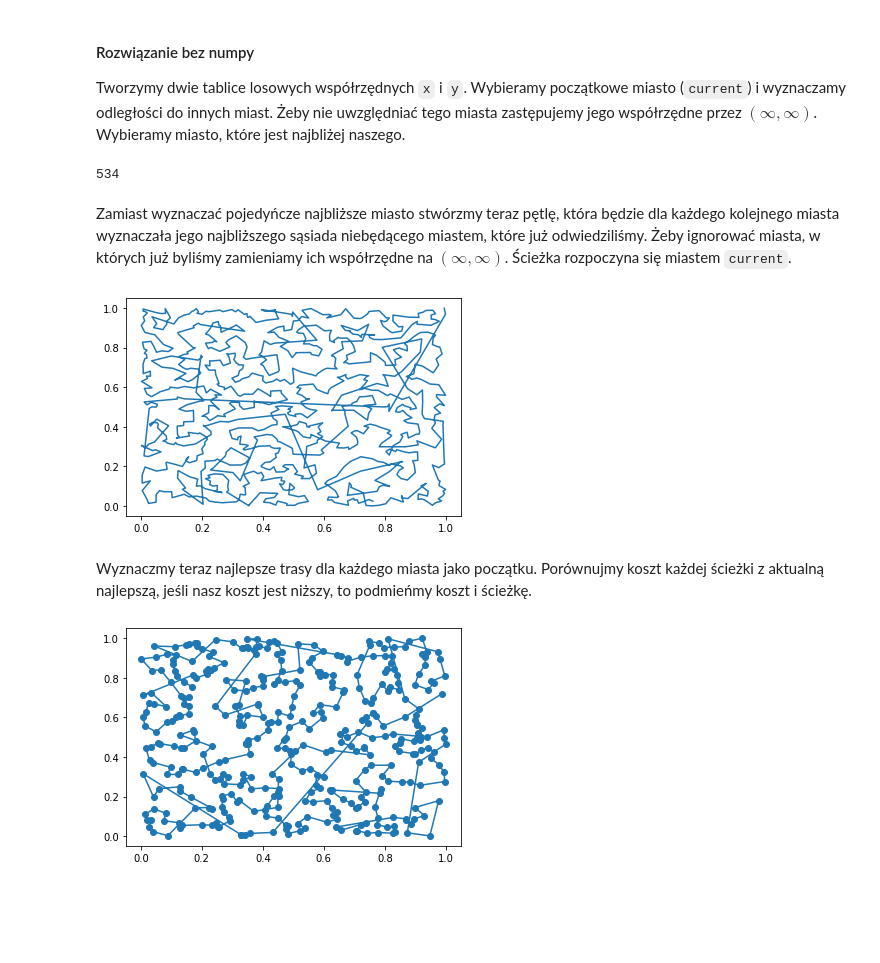
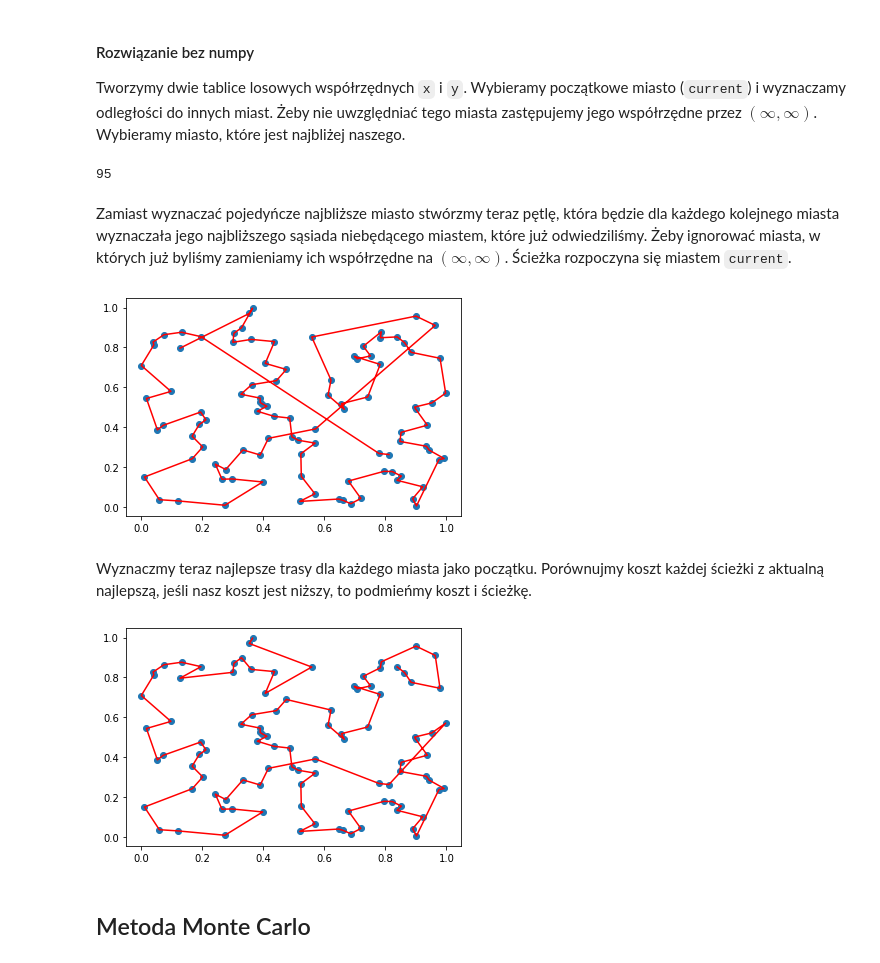
Before and after one commit to codingtenshi/SDA, a Jupyter notebook: aisd.ipynb, the cells around one changed output. Saved outputs shown, nothing was run; the diff lists cells and outputs as text; code cells hidden in the pictures; blank space fills up the shorter version.

```diff
--- a/aisd.ipynb
+++ b/aisd.ipynb
@@ -345,7 +345,7 @@ plt.show()
 
 Tworzymy dwie tablice losowych współrzędnych `x` i `y`. Wybieramy początkowe miasto (`current`) i wyznaczamy odległości do innych miast. Żeby nie uwzględniać tego miasta zastępujemy jego współrzędne przez $\left(\infty,\infty\right)$. Wybieramy miasto, które jest najbliżej naszego.
 # %%
-N = 1000
+N = 100
 
 xs = [random() for i in range(N)]
 ys = [random() for i in range(N)]
@@ -363,7 +363,7 @@ for i in range(N):
     dists.append((x - xs[i]) ** 2. + (y - ys[i]) ** 2.)
 dists.index(min(dists))
 # %% [output]
-534
+95
 # %% [markdown]
 Zamiast wyznaczać pojedyńcze najbliższe miasto stwórzmy teraz pętlę, która będzie dla każdego kolejnego miasta wyznaczała jego najbliższego sąsiada niebędącego miastem, które już odwiedziliśmy. Żeby ignorować miasta, w których już byliśmy zamieniamy ich współrzędne na $\left( \infty, \infty \right)$. Ścieżka rozpoczyna się miastem `current`.
 # %%
@@ -387,7 +387,7 @@ plt.plot(nxs, nys, 'r')
 plt.scatter(nxs, nys)
 plt.show()
 # %% [output]
-[figure, old version]
+[figure, new version]
 # %% [markdown]
 Wyznaczmy teraz najlepsze trasy dla każdego miasta jako początku. Porównujmy koszt każdej ścieżki z aktualną najlepszą, jeśli nasz koszt jest niższy, to podmieńmy koszt i ścieżkę.
 # %%
@@ -398,6 +398,8 @@ for current in range(N):
 
     path = [current]
     cost = 0
+    xs = list(old_xs)
+    ys = list(old_ys)
 
     for j in range(N - 1):
         x, y = xs[current], ys[current]
@@ -407,18 +409,19 @@ for current in range(N):
         for i in range(N):
             dists.append((x - xs[i]) ** 2. + (y - ys[i]) ** 2.)
         current = dists.index(min(dists))
-        cost += sqrt(min(dists))
+        cost += min(dists)
         path.append(current)
-
     if (cost < best_cost):
         best_path = path
         best_cost = cost
 # %%
 nxs = [old_xs[i] for i in best_path]
 nys = [old_ys[i] for i in best_path]
 
-plt.plot(nxs, nys)
+plt.plot(nxs, nys, 'r')
 plt.scatter(nxs, nys)
 plt.show()
 # %% [output]
-[figure, old version]
+[figure, new version]
+# %% [markdown]
+## Metoda Monte Carlo
```
Also changed, not shown: parts of 5 cells of this notebook.
